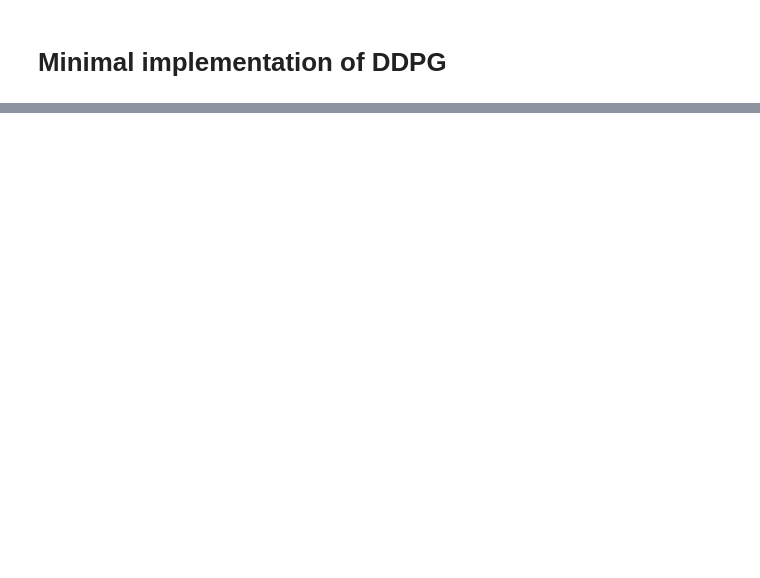
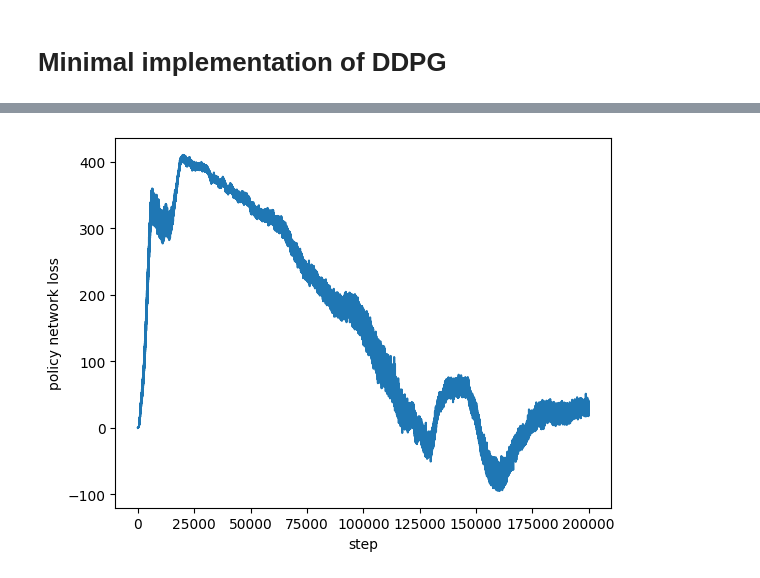
Before and after one commit to Quinten-D/RL-inverted-pendulum, a Jupyter notebook: miniproject.ipynb, the cells around one changed output, grey strips where cells are left out. Cells and saved outputs as stored; diff of their text form; code cells hidden in the pictures; blank space fills up the shorter version.

```diff
--- a/miniproject.ipynb
+++ b/miniproject.ipynb
@@ -656,0 +785,12 @@ with imageio.get_writer(ROOT_PATH + "minimal_DDPG.gif", mode='I', duration=0.1)
+# %%
+# Plot the loss of the policy network
+
+y_values = policy_network_losses
+#plt.figure(figsize=(10,12))#plt.axis([0, len(y_values), 0, 1400])
+plt.plot(range(0, len(y_values)), y_values)
+plt.ylabel("policy network loss")
+plt.xlabel("step")
+#plt.savefig(ROOT_PATH + "minimal_DDPG_policy_network.png")
+plt.show()
+# %% [output]
+[figure, added]
```
Also changed, not shown: parts of 40 cells of this notebook.
